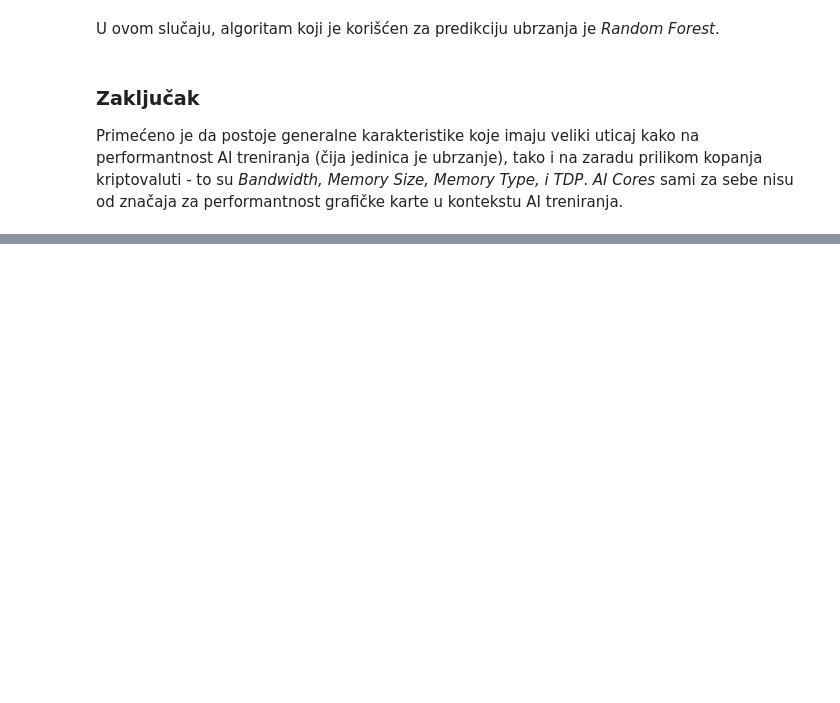
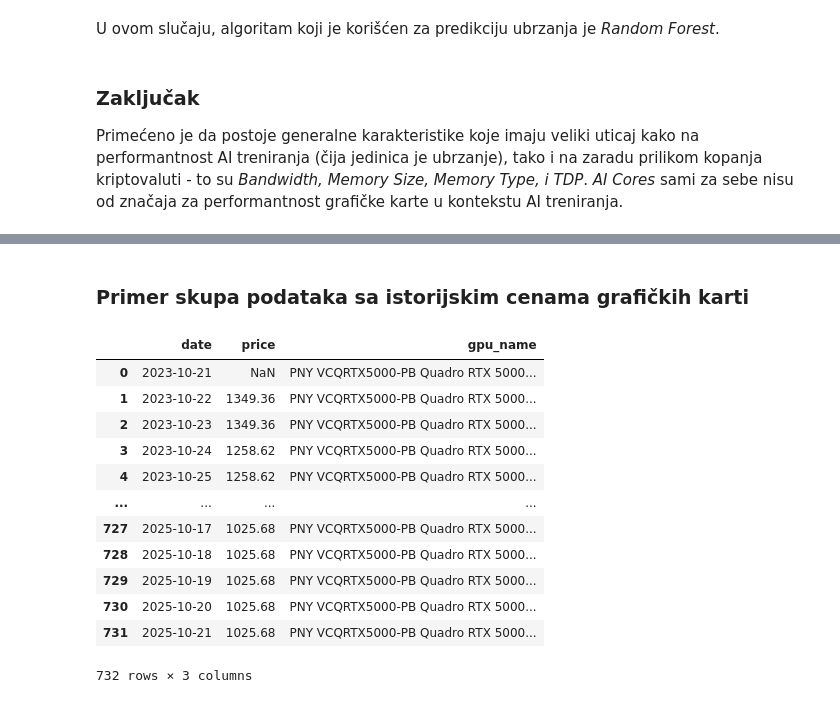
Before and after one commit to dXellor/consumer-gpu-price-analysis, a Jupyter notebook: project.ipynb, the cells around one changed output, grey strips where cells are left out. Saved outputs shown, nothing was run; the diff lists cells and outputs as text; code cells hidden in the pictures; blank space fills up the shorter version.

```diff
--- a/project.ipynb
+++ b/project.ipynb
@@ -1395,0 +1424,19 @@ Primećeno je da postoje generalne karakteristike koje imaju veliki uticaj kako
+# %% [markdown]
+### Primer skupa podataka sa istorijskim cenama grafičkih karti
+# %%
+df_gpu_prices_example = pd.read_csv(f"{DATA_DIR}/price_data_dir/PNY_VCQRTX5000-PB_Quadro_RTX_5000_16_GB_Video_Card_(VCQRTX5000-PB)_-_PCPartPicker.csv")
+df_gpu_prices_example
+# %% [output]
+|  | date | price | gpu_name |
+| 0 | 2023-10-21 | NaN | PNY VCQRTX5000-PB Quadro RTX 5000... |
+| 1 | 2023-10-22 | 1349.36 | PNY VCQRTX5000-PB Quadro RTX 5000... |
+| 2 | 2023-10-23 | 1349.36 | PNY VCQRTX5000-PB Quadro RTX 5000... |
+| 3 | 2023-10-24 | 1258.62 | PNY VCQRTX5000-PB Quadro RTX 5000... |
+| 4 | 2023-10-25 | 1258.62 | PNY VCQRTX5000-PB Quadro RTX 5000... |
+| ... | ... | ... | ... |
+| 727 | 2025-10-17 | 1025.68 | PNY VCQRTX5000-PB Quadro RTX 5000... |
+| 728 | 2025-10-18 | 1025.68 | PNY VCQRTX5000-PB Quadro RTX 5000... |
+| 729 | 2025-10-19 | 1025.68 | PNY VCQRTX5000-PB Quadro RTX 5000... |
+| 730 | 2025-10-20 | 1025.68 | PNY VCQRTX5000-PB Quadro RTX 5000... |
+| 731 | 2025-10-21 | 1025.68 | PNY VCQRTX5000-PB Quadro RTX 5000... |
+732 rows × 3 columns
```
Also changed, not shown: parts of 22 cells of this notebook, 3 other files.
